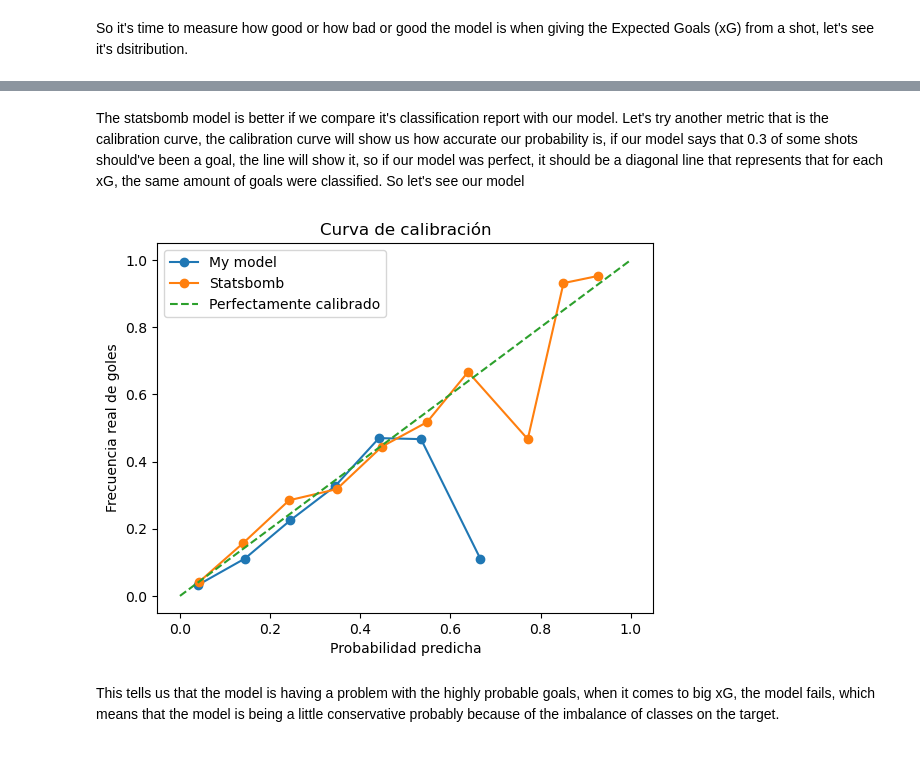
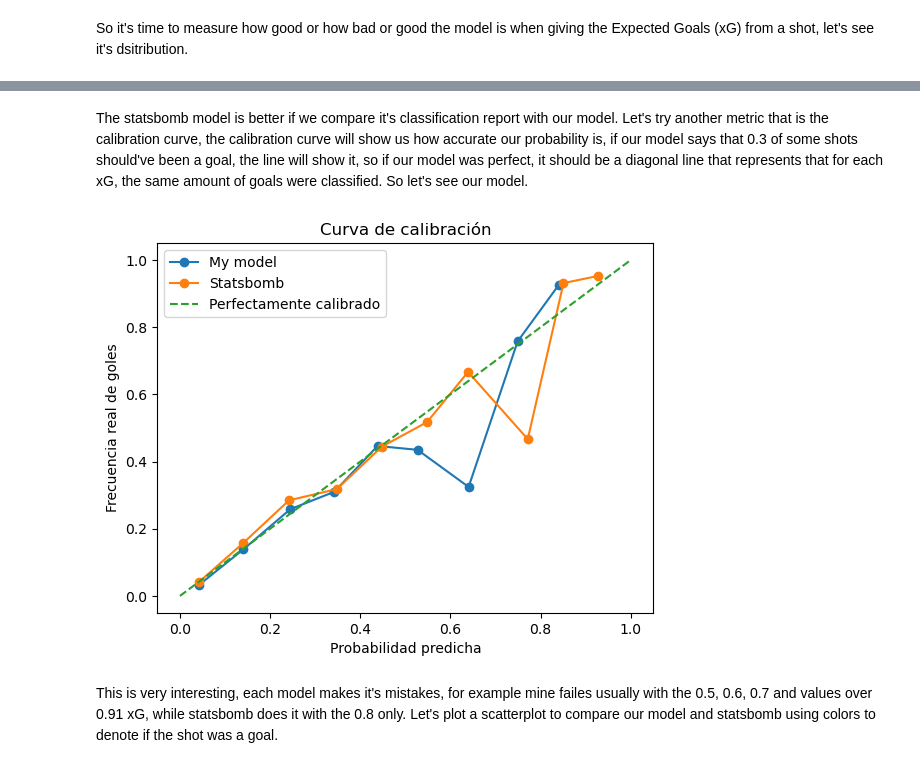
Before and after one commit to juanfortunof/xG-model, a Jupyter notebook: xG.ipynb, the cells around one changed output, grey strips where cells are left out. Drawn from its saved outputs; the diff is of its cells as text; code cells hidden in the pictures.

Commit message:
Finished first model, looking good

```diff
--- a/xG.ipynb
+++ b/xG.ipynb
@@ -394,6 +396,6 @@ y['shot_statsbomb_xg'] = df['shot_statsbomb_xg']
 # %%
 inputs1 = df[['match_id', 'id', 'shot_distance', 'shot_angle', 'shot_distance_to_center', 'shot_angle_density',
-              'closest_defender_distance', 'goalkeeper_distance_ball', 'is_striker']]
+              'closest_defender_distance', 'goalkeeper_distance_ball', 'is_striker', 'shot_open_goal']]
 # %%
 inputs1['shot_first_time'] = df['shot_first_time'].astype(int)
 inputs1['shot_one_on_one'] = df['shot_one_on_one'].astype(int)
@@ -474,13 +492,13 @@ scores_df.iloc[0:15, :]
 # %% [markdown]
 I will just keep the feature that gives the most information between the 2.
 # %%
-inputs1 = inputs1.drop(columns=['shot_distance', 'shot_angle', 'shot_body_part_Left Foot'], axis=1)
+inputs1_1 = inputs1.drop(columns=['shot_distance', 'shot_angle'], axis=1)
 # %% [markdown]
 Perfect, now it's time to divide into training, validation and testing sets.
 # %%
 from sklearn.model_selection import train_test_split
 
-X_train1, X_valtest1, y_train1, y_valtest1 = train_test_split(inputs1.drop(['match_id', 'id'], axis=1), y, test_size=0.4, random_state=1, stratify=y['shot_outcome'])
+X_train1, X_valtest1, y_train1, y_valtest1 = train_test_split(inputs1_1.drop(['match_id', 'id'], axis=1), y, test_size=0.4, random_state=1, stratify=y['shot_outcome'])
 X_test1, X_val1, y_test1, y_val1 = train_test_split(X_valtest1, y_valtest1, test_size=0.5, random_state=1, stratify=y_valtest1['shot_outcome'])
 # %% [markdown]
 Now let's standardize the data.
@@ -500,7 +518,7 @@ Let's train the model, see how good is classifying and then measure how off are
 from sklearn.linear_model import LogisticRegression
 from sklearn.metrics import classification_report
 
-LR = LogisticRegression(class_weight={0:1, 1:1.2})
+LR = LogisticRegression(class_weight={0:1, 1:1.1})
 
 LR.fit(X_train1, y_train1['shot_outcome'])
 pred_val1 = LR.predict(X_val1)
@@ -579,26 +597,30 @@ statsbomb model:
    macro avg       0.77      0.57      0.60      9849
 weighted avg       0.89      0.91      0.88      9849
 # %% [markdown]
-The statsbomb model is better if we compare it's classification report with our model. Let's try another metric that is the calibration curve, the calibration curve will show us how accurate our probability is, if our model says that 0.3 of some shots should've been a goal, the line will show it, so if our model was perfect, it should be a diagonal line that represents that for each xG, the same amount of goals were classified. So let's see our model
+The statsbomb model is better if we compare it's classification report with our model. Let's try another metric that is the calibration curve, the calibration curve will show us how accurate our probability is, if our model says that 0.3 of some shots should've been a goal, the line will show it, so if our model was perfect, it should be a diagonal line that represents that for each xG, the same amount of goals were classified. So let's see our model.
 # %%
 from sklearn.calibration import calibration_curve
 import matplotlib.pyplot as plt
 
-prob_true, prob_pred = calibration_curve(y_val1['shot_outcome'], y_val1['pred'], n_bins=10)
-prob_true2, prob_sb = calibration_curve(y_val1['shot_outcome'], y_val1['shot_statsbomb_xg'], n_bins=10)
+def get_calibration_curve(data, outcome, prob_pred, prob_real):
 
-plt.plot(prob_pred, prob_true, marker='o', label='My model')
-plt.plot(prob_sb, prob_true2, marker='o', label='Statsbomb')
-plt.plot([0, 1], [0, 1], linestyle='--', label='Perfectamente calibrado')
-plt.xlabel('Probabilidad predicha')
-plt.ylabel('Frecuencia real de goles')
-plt.legend()
-plt.title('Curva de calibración')
-plt.show()
+    prob_true, prob_pred2 = calibration_curve(data[outcome], data[prob_pred], n_bins=10)
+    prob_true2, prob_sb = calibration_curve(data[outcome], data[prob_real], n_bins=10)
+
+    plt.plot(prob_pred2, prob_true, marker='o', label='My model')
+    plt.plot(prob_sb, prob_true2, marker='o', label='Statsbomb')
+    plt.plot([0, 1], [0, 1], linestyle='--', label='Perfectamente calibrado')
+    plt.xlabel('Probabilidad predicha')
+    plt.ylabel('Frecuencia real de goles')
+    plt.legend()
+    plt.title('Curva de calibración')
+    plt.show()
+
+get_calibration_curve(y_val1, 'shot_outcome', 'pred', 'shot_statsbomb_xg')
 # %% [output]
-[figure, old version]
+[figure, new version]
-# %% [markdown]
-This tells us that the model is having a problem with the highly probable goals, when it comes to big xG, the model fails, which means that the model is being a little conservative probably because of the imbalance of classes on the target.
+# %% [markdown]
+This is very interesting, each model makes it's mistakes, for example mine failes usually with the 0.5, 0.6, 0.7 and values over 0.91 xG, while statsbomb does it with the 0.8 only. Let's plot a scatterplot to compare our model and statsbomb using colors to denote if the shot was a goal.
 # %%
 scattertest = y_val1[y_val1['shot_statsbomb_xg'] > 0.5]
 
```
Also changed, not shown: parts of 19 cells of this notebook.
